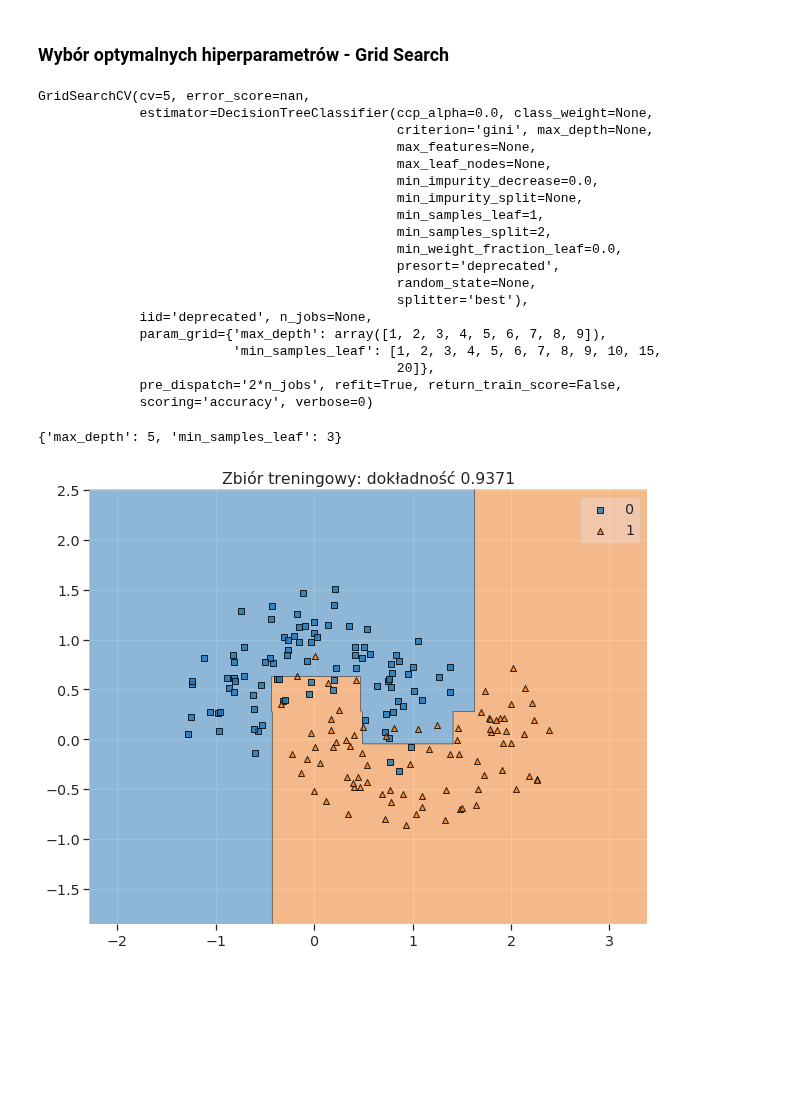
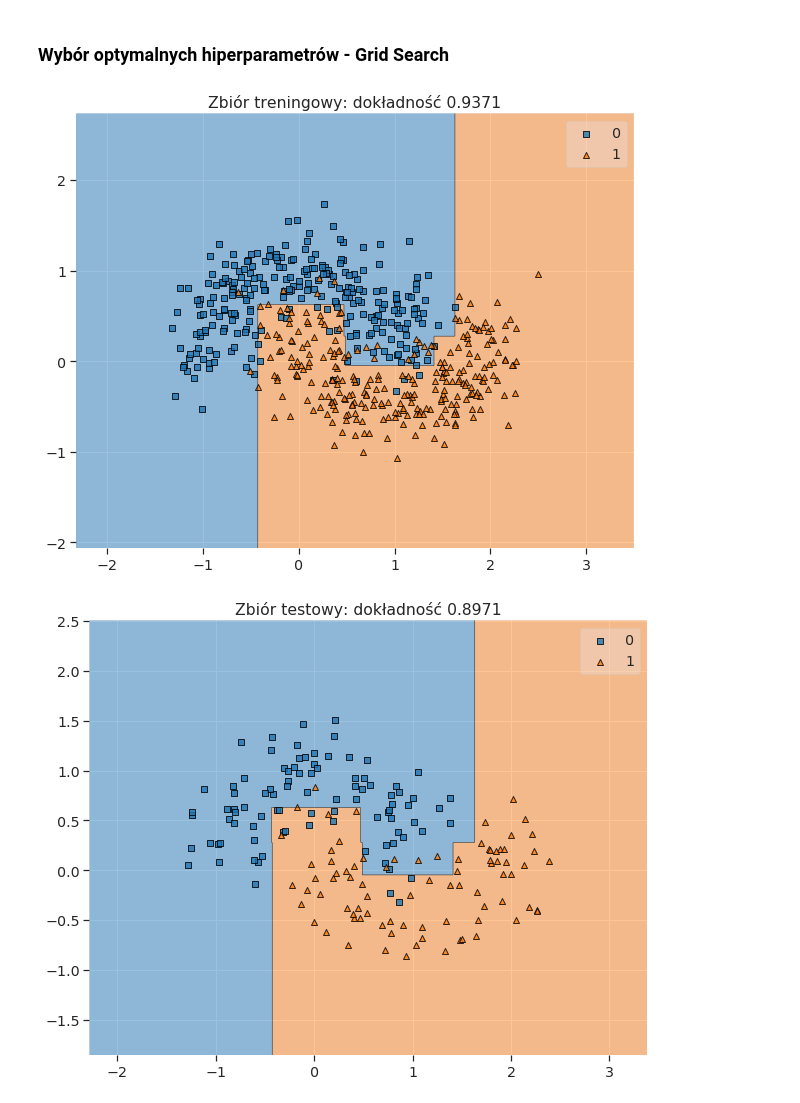
Before and after one commit to krakowiakpawel9/ml_course, a Jupyter notebook: sl/21_underfitting_overfitting.ipynb, the cells around one changed output. Saved outputs shown, nothing was run; the diff lists cells and outputs as text; code cells hidden in the pictures; blank space fills up the shorter version.

```diff
--- a/sl/21_underfitting_overfitting.ipynb
+++ b/sl/21_underfitting_overfitting.ipynb
@@ -182,44 +182,20 @@ plt.show()
 [figure]
 # %% [markdown]
 ### <a name='8'></a> Wybór optymalnych hiperparametrów - Grid Search
-# %%
-from sklearn.model_selection import GridSearchCV
-
-classifier = DecisionTreeClassifier()
-
-params = {'max_depth': np.arange(1, 10),
-         'min_samples_leaf': [1, 2, 3, 4, 5, 6, 7, 8, 9, 10, 15, 20]}
-
-grid_search = GridSearchCV(classifier, param_grid=params, scoring='accuracy', cv=5)
-grid_search.fit(X_train, y_train)
-# %% [output]
-GridSearchCV(cv=5, error_score=nan,
-             estimator=DecisionTreeClassifier(ccp_alpha=0.0, class_weight=None,
-                                              criterion='gini', max_depth=None,
-                                              max_features=None,
-                                              max_leaf_nodes=None,
-                                              min_impurity_decrease=0.0,
-                                              min_impurity_split=None,
-                                              min_samples_leaf=1,
-                                              min_samples_split=2,
-                                              min_weight_fraction_leaf=0.0,
-                                              presort='deprecated',
-                                              random_state=None,
-                                              splitter='best'),
-             iid='deprecated', n_jobs=None,
-             param_grid={'max_depth': array([1, 2, 3, 4, 5, 6, 7, 8, 9]),
-                         'min_samples_leaf': [1, 2, 3, 4, 5, 6, 7, 8, 9, 10, 15,
-                                              20]},
-             pre_dispatch='2*n_jobs', refit=True, return_train_score=False,
-             scoring='accuracy', verbose=0)
-# %%
-grid_search.best_params_
-# %% [output]
-{'max_depth': 5, 'min_samples_leaf': 3}
+# %%
+classifier = DecisionTreeClassifier(max_depth=5, min_samples_leaf=3, random_state=42)
+classifier.fit(X_train, y_train)
+
+plt.figure(figsize=(10, 8))
+plot_decision_regions(X_train, y_train, classifier)
+plt.title(f'Zbiór treningowy: dokładność {classifier.score(X_train, y_train):.4f}')
+plt.show()
+# %% [output]
+[figure, added]
 # %%
 plt.figure(figsize=(10, 8))
-plot_decision_regions(X_test, y_test, grid_search)
-plt.title(f'Zbiór treningowy: dokładność {grid_search.score(X_train, y_train):.4f}')
+plot_decision_regions(X_test, y_test, classifier)
+plt.title(f'Zbiór testowy: dokładność {classifier.score(X_test, y_test):.4f}')
 plt.show()
 # %% [output]
-[figure, old version]
+[figure, new version]
```
Also changed, not shown: parts of 1 cell of this notebook.
